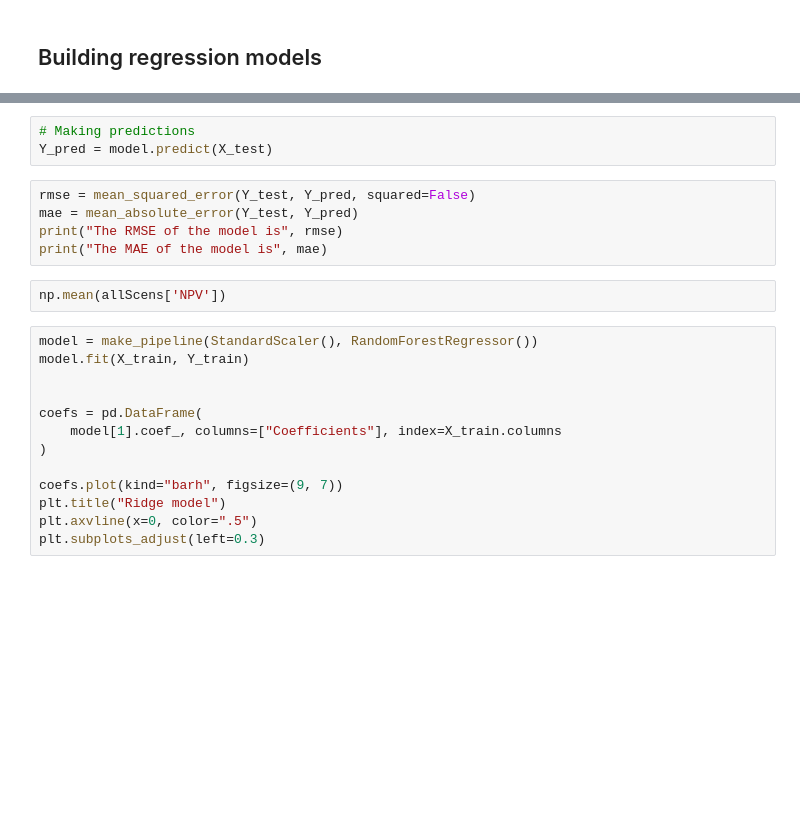
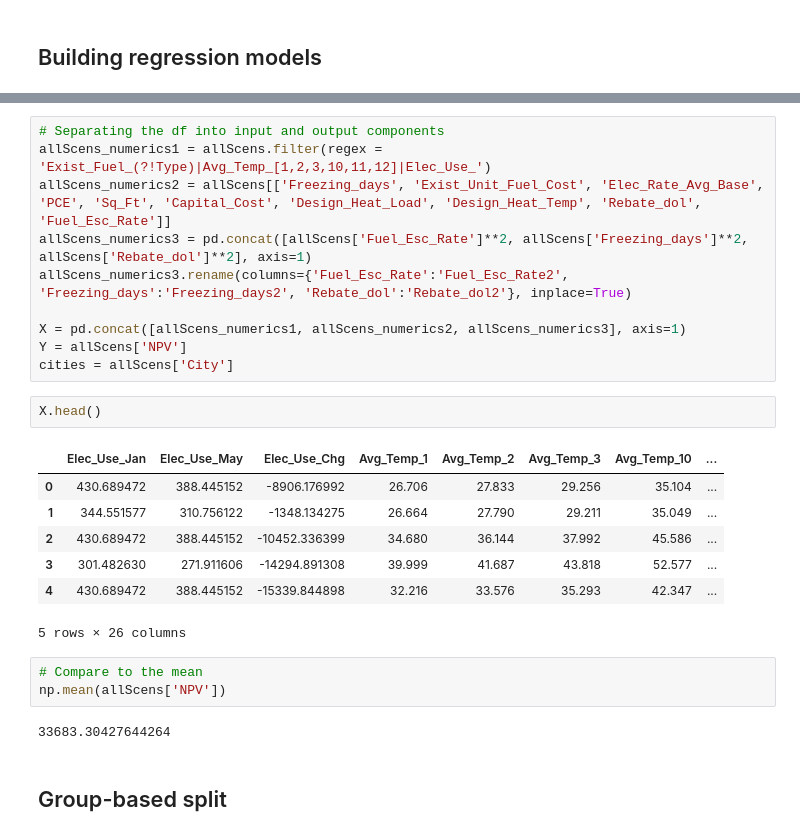
Before and after one commit to uwescience/DSSG2023-Heating-Loads, a Jupyter notebook: Code/regression.ipynb, the cells around one changed output, grey strips where cells are left out. Drawn from its saved outputs; the diff is of its cells as text; blank space fills up the shorter version.

```diff
--- a/Code/regression.ipynb
+++ b/Code/regression.ipynb
@@ -93,23 +61,27 @@ for mean, stdev, param in zip(means, stds, params):
-# %%
-# Making predictions
-Y_pred = model.predict(X_test)
-# %%
-rmse = mean_squared_error(Y_test, Y_pred, squared=False)
-mae = mean_absolute_error(Y_test, Y_pred)
-print("The RMSE of the model is", rmse)
-print("The MAE of the model is", mae)
-# %%
-np.mean(allScens['NPV'])
-# %%
-model = make_pipeline(StandardScaler(), RandomForestRegressor())
-model.fit(X_train, Y_train)
-
-
-coefs = pd.DataFrame(
-    model[1].coef_, columns=["Coefficients"], index=X_train.columns
-)
-
-coefs.plot(kind="barh", figsize=(9, 7))
-plt.title("Ridge model")
-plt.axvline(x=0, color=".5")
-plt.subplots_adjust(left=0.3)
+# %%
+# Separating the df into input and output components
+allScens_numerics1 = allScens.filter(regex = 'Exist_Fuel_(?!Type)|Avg_Temp_[1,2,3,10,11,12]|Elec_Use_')
+allScens_numerics2 = allScens[['Freezing_days', 'Exist_Unit_Fuel_Cost', 'Elec_Rate_Avg_Base', 'PCE', 'Sq_Ft', 'Capital_Cost', 'Design_Heat_Load', 'Design_Heat_Temp', 'Rebate_dol', 'Fuel_Esc_Rate']]
+allScens_numerics3 = pd.concat([allScens['Fuel_Esc_Rate']**2, allScens['Freezing_days']**2, allScens['Rebate_dol']**2], axis=1)
+allScens_numerics3.rename(columns={'Fuel_Esc_Rate':'Fuel_Esc_Rate2', 'Freezing_days':'Freezing_days2', 'Rebate_dol':'Rebate_dol2'}, inplace=True)
+
+X = pd.concat([allScens_numerics1, allScens_numerics2, allScens_numerics3], axis=1)
+Y = allScens['NPV']
+cities = allScens['City']
+# %%
+X.head()
+# %% [output]
+|  | Elec_Use_Jan | Elec_Use_May | Elec_Use_Chg | Avg_Temp_1 | Avg_Temp_2 | Avg_Temp_3 | Avg_Temp_10 | ... |
+| 0 | 430.689472 | 388.445152 | -8906.176992 | 26.706 | 27.833 | 29.256 | 35.104 | ... |
+| 1 | 344.551577 | 310.756122 | -1348.134275 | 26.664 | 27.790 | 29.211 | 35.049 | ... |
+| 2 | 430.689472 | 388.445152 | -10452.336399 | 34.680 | 36.144 | 37.992 | 45.586 | ... |
+| 3 | 301.482630 | 271.911606 | -14294.891308 | 39.999 | 41.687 | 43.818 | 52.577 | ... |
+| 4 | 430.689472 | 388.445152 | -15339.844898 | 32.216 | 33.576 | 35.293 | 42.347 | ... |
+5 rows × 26 columns
+# %%
+# Compare to the mean
+np.mean(allScens['NPV'])
+# %% [output]
+33683.30427644264
+# %% [markdown]
+## Group-based split
```
Also changed, not shown: parts of 54 cells of this notebook, 5 other files.
